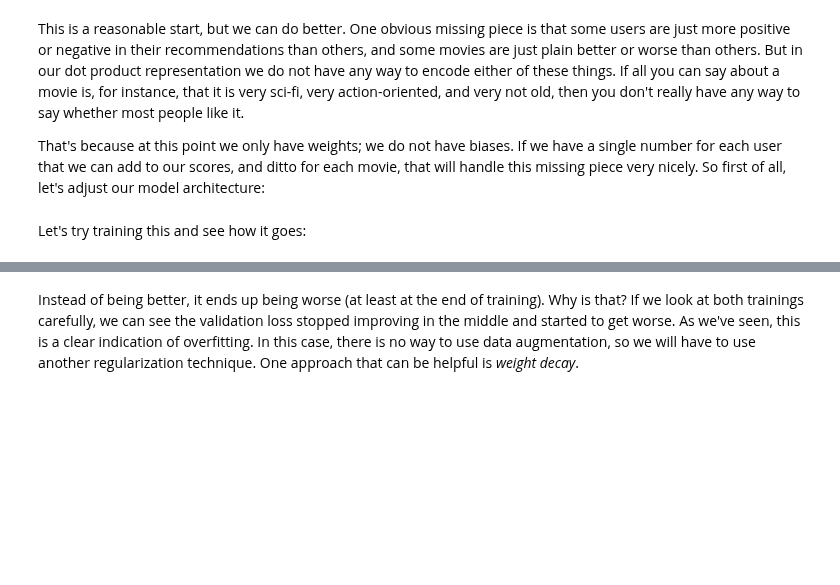
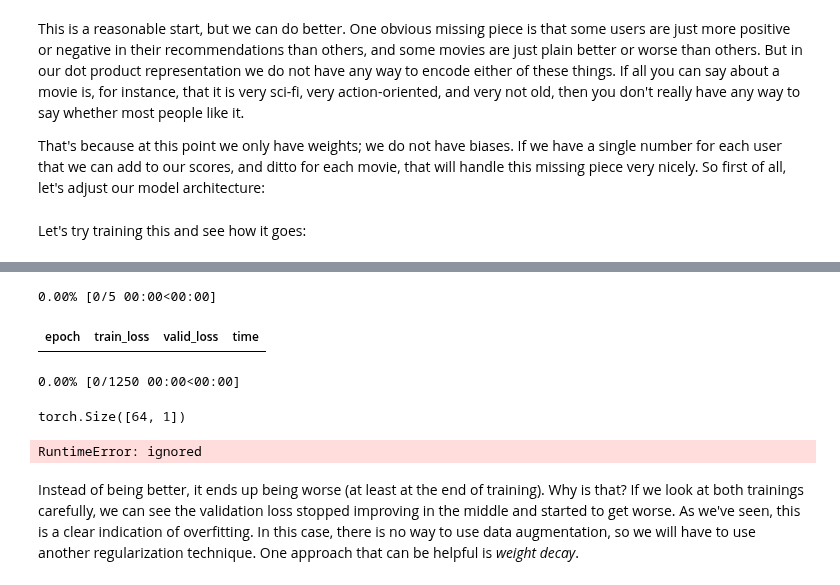
Before and after one commit to GrueneKatze/FastAI4, a Jupyter notebook: FastAI_08_collab.ipynb, the cells around one changed output, grey strips where cells are left out. Cells and saved outputs as stored; diff of their text form; code cells hidden in the pictures; blank space fills up the shorter version.

```diff
--- a/FastAI_08_collab.ipynb
+++ b/FastAI_08_collab.ipynb
@@ -305,7 +306,45 @@ RuntimeError: ignored
+# %%
+#CEL
+#dls = CollabDataLoaders.from_df(ratings, item_name='title', bs=64)
+#dls.show_batch()
+class DotProductBiasCE(Module):
+    def __init__(self, n_users, n_movies, n_factors, y_range=(0,5.5)):
+        self.user_factors = Embedding(n_users, n_factors)
+        self.user_bias = Embedding(n_users, 1)
+        self.movie_factors = Embedding(n_movies, n_factors)
+        self.movie_bias = Embedding(n_movies, 1)
+        self.y_range = y_range
+        #create the tensor of 9 classes (1,1.5,2,...5)#5(1.5, 2.5,..5,5)#
+        i=y_range[0]+1
+        out=torch.tensor([i])
+        while i<(y_range[1]-0.5):
+          i+=.5#1.5
+          x =torch.tensor([i])
+          out = torch.cat((x, out), 0)
+        self.classes=out
+        #print(self.classes)
+
+    def forward(self, x):
+        users = self.user_factors(x[:,0])
+        movies = self.movie_factors(x[:,1])
+        res = (users * movies).sum(dim=1, keepdim=True)
+        res += self.user_bias(x[:,0]) + self.movie_bias(x[:,1])
+        res = sigmoid_range(res, *self.y_range)
+        print(res.shape)
+        #print(sigmoid_range(abs(1/(out-(res))), *self.y_range).shape)
+        #m = nn.Softmax()
+        #print((abs(1/(self.classes-(res)))).shape)
+        return abs(1/(self.classes-(res)))
 # %%
-#model = DotProductBias(n_users, n_movies, 50)
-#learn = Learner(dls, model, loss_func=CrossEntropyLossFlat())
-#learn.fit_one_cycle(5, 5e-3)
+model = DotProductBiasCE(n_users, n_movies, 50)
+learn = Learner(dls, model, loss_func=CrossEntropyLossFlat())
+learn.fit_one_cycle(5, 5e-3)
+# %% [output]
+0.00% [0/5 00:00<00:00]
+| epoch | train_loss | valid_loss | time |
+0.00% [0/1250 00:00<00:00]
+torch.Size([64, 1])
+RuntimeError: ignored
 # %% [markdown]
 Instead of being better, it ends up being worse (at least at the end of training). Why is that? If we look at both trainings carefully, we can see the validation loss stopped improving in the middle and started to get worse. As we've seen, this is a clear indication of overfitting. In this case, there is no way to use data augmentation, so we will have to use another regularization technique. One approach that can be helpful is *weight decay*.
 # %% [markdown]
```
Also changed, not shown: parts of 4 cells of this notebook.
